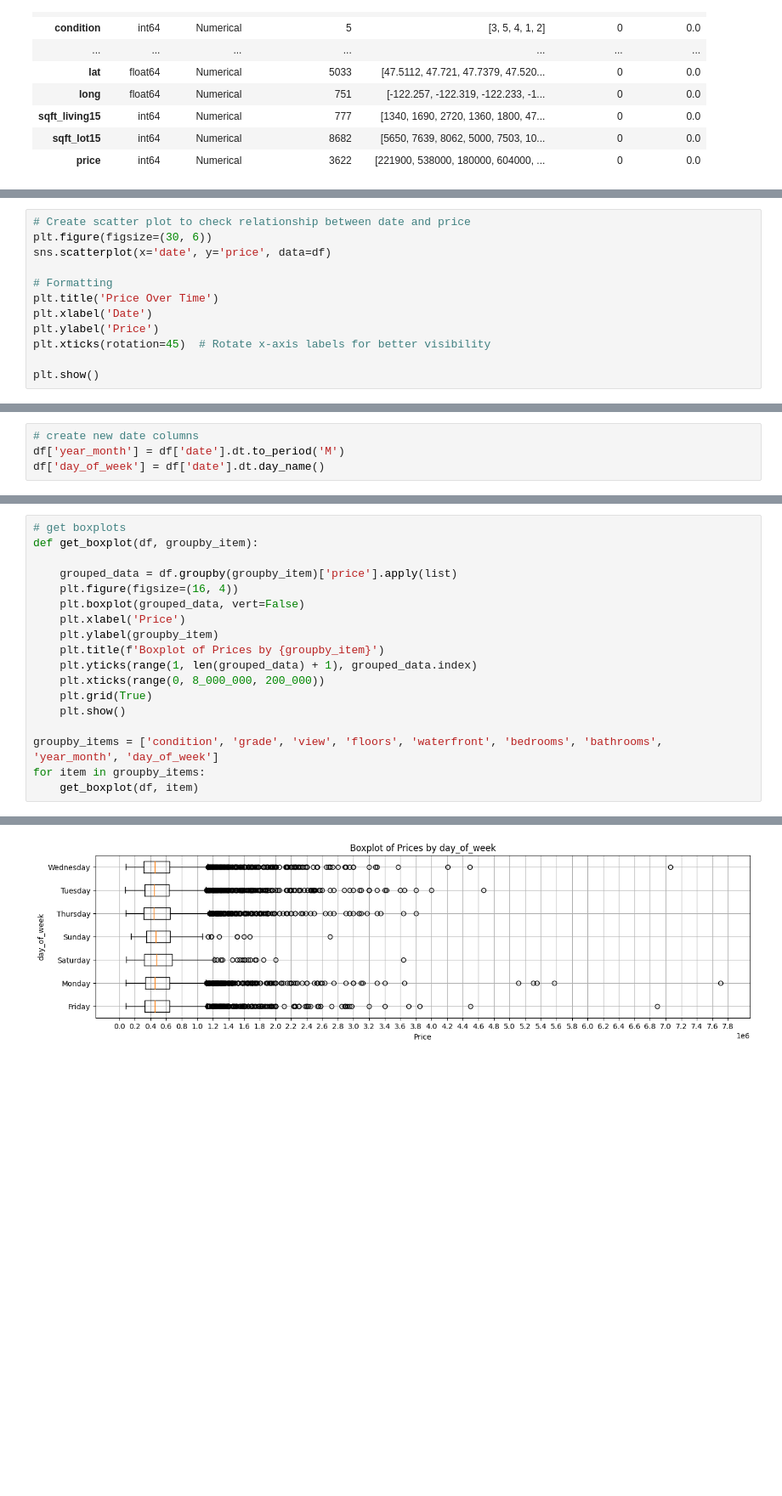
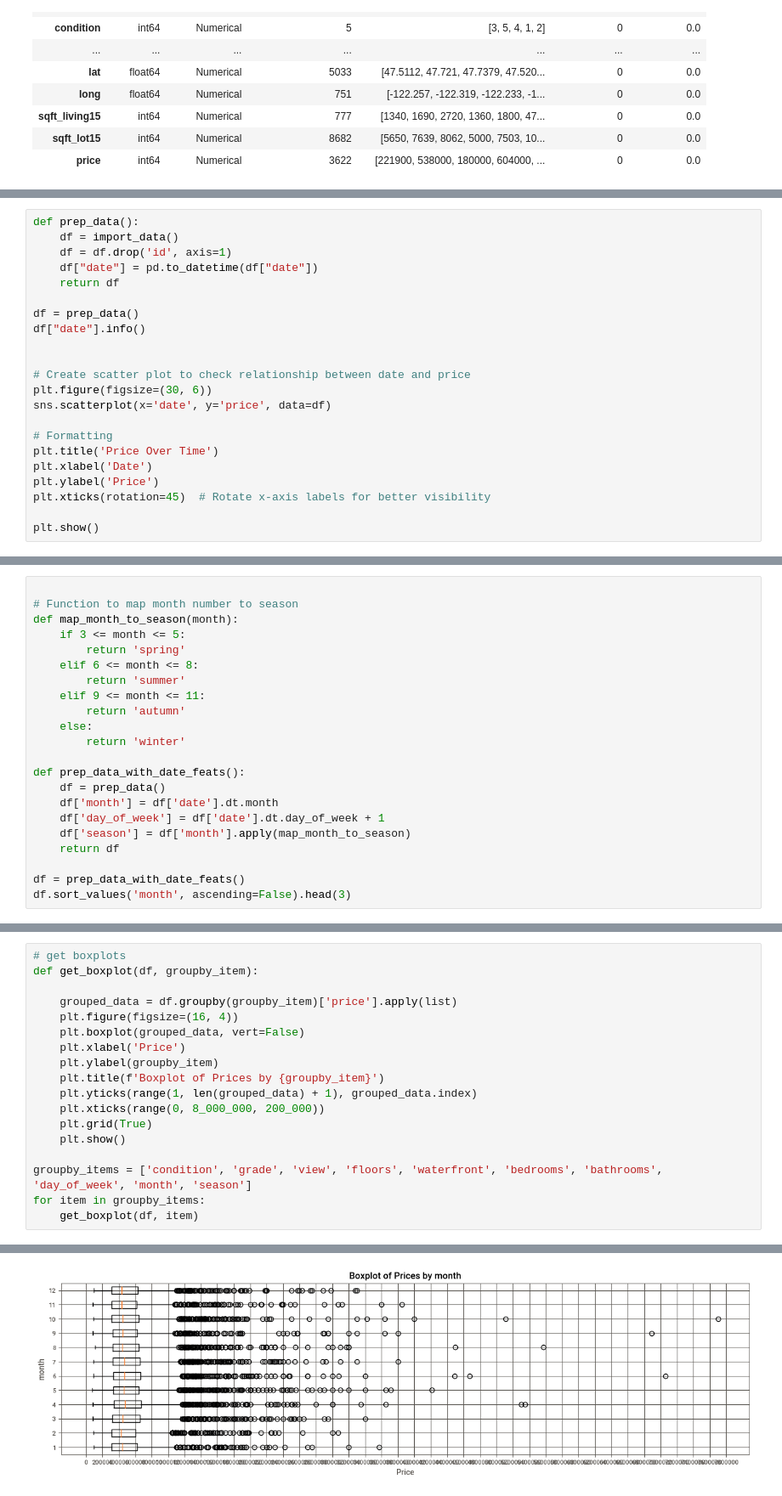
Before and after one commit to athielenhaus/Housing-Price-Prediction, a Jupyter notebook: Python Notebook/EDA.ipynb, the cells around one changed output, grey strips where cells are left out. Shown at 85% size. Drawn from its saved outputs; the diff is of its cells as text; blank space fills up the shorter version.

```diff
--- a/Python Notebook/EDA.ipynb
+++ b/Python Notebook/EDA.ipynb
@@ -110,6 +77,16 @@ sns.scatterplot(x=df['long'], y=df['lat'])
 <Axes: xlabel='long', ylabel='lat'>
 [figure]
 # %%
+def prep_data():
+    df = import_data()
+    df = df.drop('id', axis=1)
+    df["date"] = pd.to_datetime(df["date"])
+    return df
+
+df = prep_data()
+df["date"].info()
+
+
 # Create scatter plot to check relationship between date and price
 plt.figure(figsize=(30, 6))
 sns.scatterplot(x='date', y='price', data=df)
@@ -126,4 +114,22 @@ plt.show()
 # %%
-# create new date columns
-df['year_month'] = df['date'].dt.to_period('M')
-df['day_of_week'] = df['date'].dt.day_name()
+
+# Function to map month number to season
+def map_month_to_season(month):
+    if 3 <= month <= 5:
+        return 'spring'
+    elif 6 <= month <= 8:
+        return 'summer'
+    elif 9 <= month <= 11:
+        return 'autumn'
+    else:
+        return 'winter'
+
+def prep_data_with_date_feats():
+    df = prep_data()
+    df['month'] = df['date'].dt.month
+    df['day_of_week'] = df['date'].dt.day_of_week + 1
+    df['season'] = df['month'].apply(map_month_to_season)
+    return df
+
+df = prep_data_with_date_feats()
+df.sort_values('month', ascending=False).head(3)
@@ -142,7 +154,7 @@ def get_boxplot(df, groupby_item):
     plt.grid(True)
     plt.show()
 
-groupby_items = ['condition', 'grade', 'view', 'floors', 'waterfront', 'bedrooms', 'bathrooms', 'year_month', 'day_of_week']
+groupby_items = ['condition', 'grade', 'view', 'floors', 'waterfront', 'bedrooms', 'bathrooms', 'day_of_week', 'month', 'season']
 for item in groupby_items:
     get_boxplot(df, item)
 # %% [output]
@@ -157 +169 @@ for item in groupby_items:
-[figure, old version]
+[figure, new version]
```
Also changed, not shown: parts of 14 cells of this notebook.
